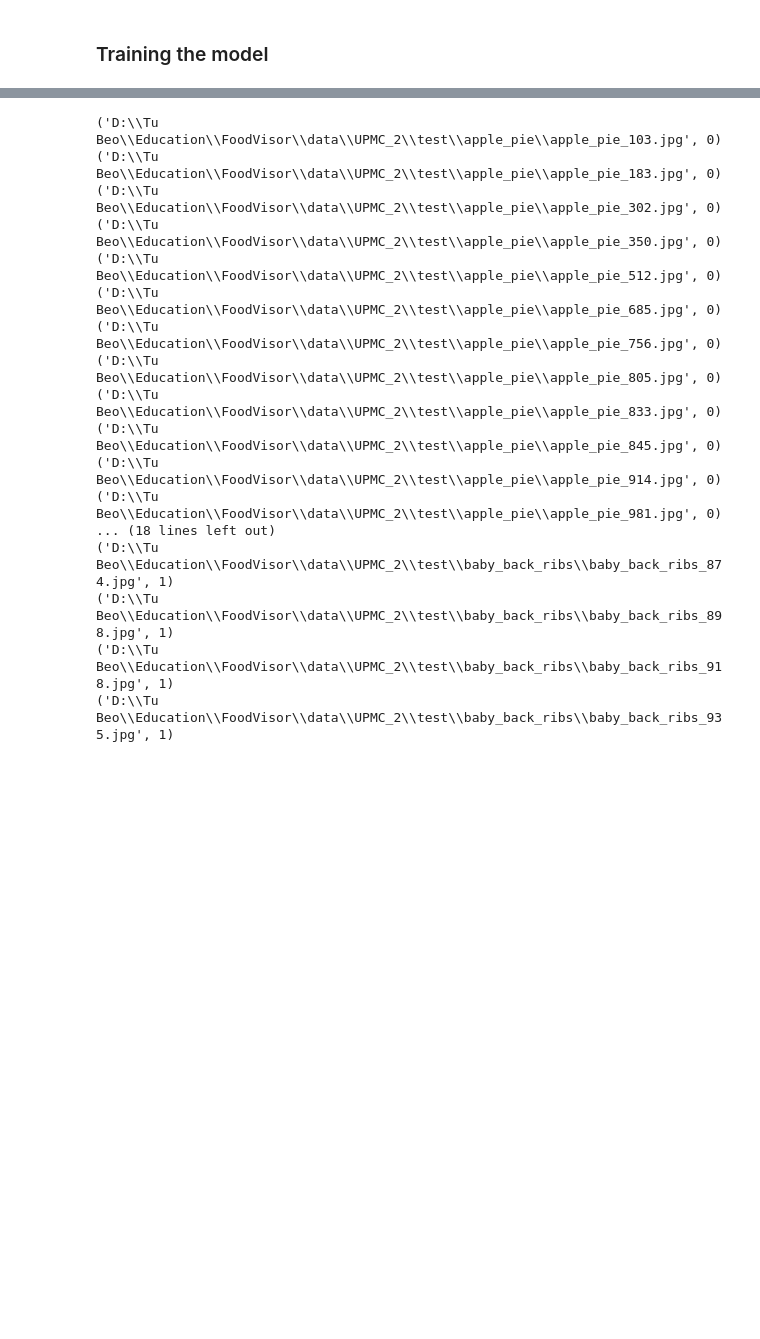
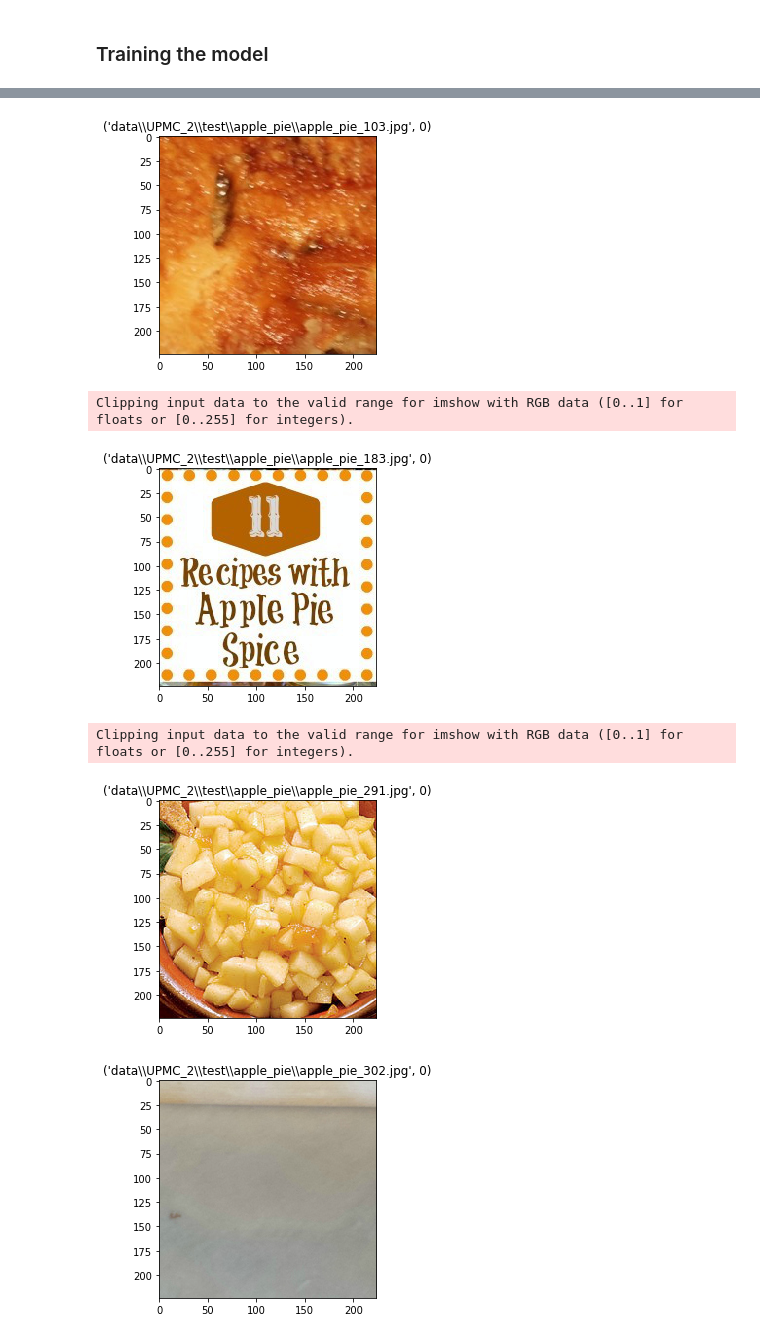
Before and after one commit to tuanh208/FoodVisor-TMM, a Jupyter notebook: FoodVisor.ipynb, the cells around one changed output, grey strips where cells are left out. Saved outputs shown, nothing was run; the diff lists cells and outputs as text; code cells hidden in the pictures; blank space fills up the shorter version.

```diff
--- a/FoodVisor.ipynb
+++ b/FoodVisor.ipynb
@@ -340,34 +341,29 @@ Loss: 0.0035 Acc: 0.9253
 m_softm = nn.Softmax(dim=1)
 # %%
 count = 0
+test_set_loader = torch.utils.data.DataLoader(dsets['test'], batch_size=dset_sizes['test'],
+                                               shuffle=False, num_workers=0)
+test_imgs, __ = next(iter(test_set_loader))
+
 for i in range(dset_sizes['test']):
     feat_val = torch.from_numpy(conv_feat_val[i]).view(1,-1)
     label_val = labels_val[i]
 
     _,pred = torch.max(m_softm(model_vgg.classifier(feat_val).data),1)
 
     predicted = pred.data.cpu().numpy()[0]
 
     if predicted != label_val:
-        print(dsets['test'].imgs[i])
+        #print(dsets['test'].imgs[i])
+        out = torchvision.utils.make_grid(test_imgs[i])
+        imshow(out, title=dsets['test'].imgs[i])
         count += 1
     #if count == 20:
     #    break
 # %% [output]
+[figure, added]
-('D:\\Tu Beo\\Education\\FoodVisor\\data\\UPMC_2\\test\\apple_pie\\apple_pie_103.jpg', 0)
-('D:\\Tu Beo\\Education\\FoodVisor\\data\\UPMC_2\\test\\apple_pie\\apple_pie_183.jpg', 0)
-('D:\\Tu Beo\\Education\\FoodVisor\\data\\UPMC_2\\test\\apple_pie\\apple_pie_302.jpg', 0)
-('D:\\Tu Beo\\Education\\FoodVisor\\data\\UPMC_2\\test\\apple_pie\\apple_pie_350.jpg', 0)
-('D:\\Tu Beo\\Education\\FoodVisor\\data\\UPMC_2\\test\\apple_pie\\apple_pie_512.jpg', 0)
-('D:\\Tu Beo\\Education\\FoodVisor\\data\\UPMC_2\\test\\apple_pie\\apple_pie_685.jpg', 0)
-('D:\\Tu Beo\\Education\\FoodVisor\\data\\UPMC_2\\test\\apple_pie\\apple_pie_756.jpg', 0)
-('D:\\Tu Beo\\Education\\FoodVisor\\data\\UPMC_2\\test\\apple_pie\\apple_pie_805.jpg', 0)
-('D:\\Tu Beo\\Education\\FoodVisor\\data\\UPMC_2\\test\\apple_pie\\apple_pie_833.jpg', 0)
-('D:\\Tu Beo\\Education\\FoodVisor\\data\\UPMC_2\\test\\apple_pie\\apple_pie_845.jpg', 0)
-('D:\\Tu Beo\\Education\\FoodVisor\\data\\UPMC_2\\test\\apple_pie\\apple_pie_914.jpg', 0)
-('D:\\Tu Beo\\Education\\FoodVisor\\data\\UPMC_2\\test\\apple_pie\\apple_pie_981.jpg', 0)
-... (18 lines left out)
-('D:\\Tu Beo\\Education\\FoodVisor\\data\\UPMC_2\\test\\baby_back_ribs\\baby_back_ribs_874.jpg', 1)
-('D:\\Tu Beo\\Education\\FoodVisor\\data\\UPMC_2\\test\\baby_back_ribs\\baby_back_ribs_898.jpg', 1)
-('D:\\Tu Beo\\Education\\FoodVisor\\data\\UPMC_2\\test\\baby_back_ribs\\baby_back_ribs_918.jpg', 1)
-('D:\\Tu Beo\\Education\\FoodVisor\\data\\UPMC_2\\test\\baby_back_ribs\\baby_back_ribs_935.jpg', 1)
+Clipping input data to the valid range for imshow with RGB data ([0..1] for floats or [0..255] for integers).
+[figure, added]
+Clipping input data to the valid range for imshow with RGB data ([0..1] for floats or [0..255] for integers).
+[figure, added]
+[figure, added]
```
Also changed, not shown: parts of 28 cells of this notebook.
